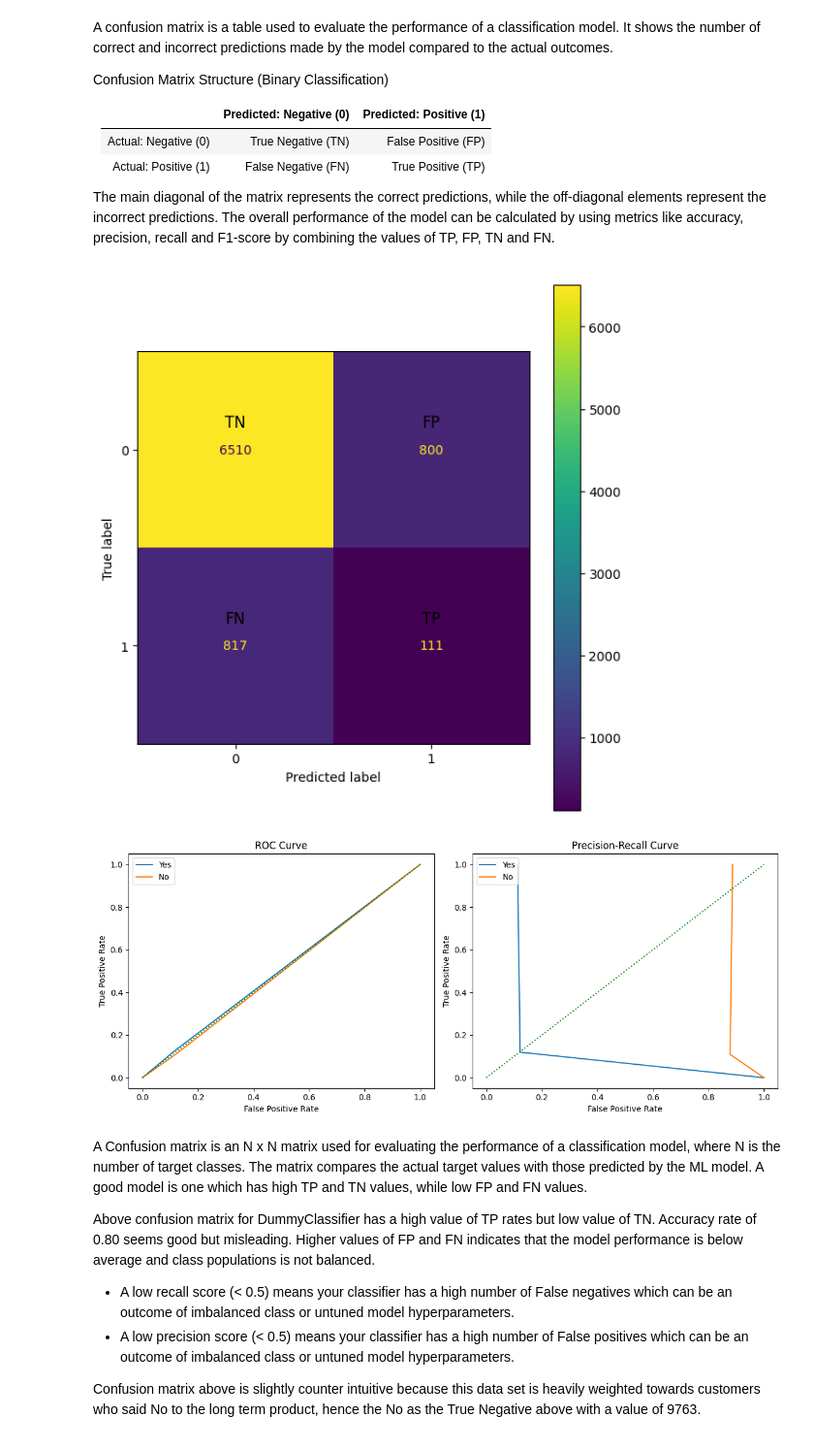
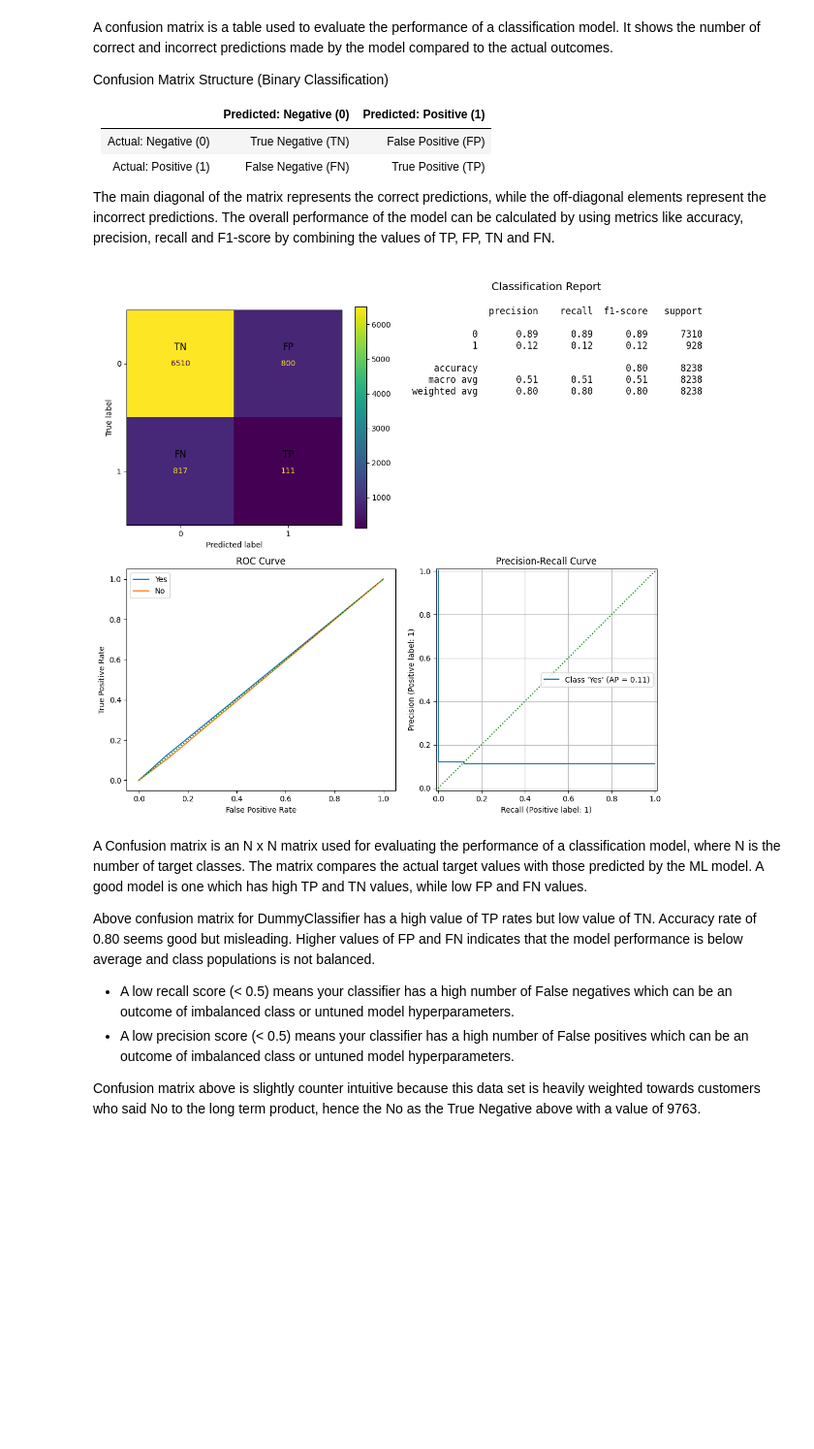
Before and after one commit to atewari-bot/bank-marketing-campaign, a Jupyter notebook: bank_marketing_campaign.ipynb, the cells around one changed output. Shown at 97% size. Saved outputs shown, nothing was run; the diff lists cells and outputs as text; code cells hidden in the pictures; blank space fills up the shorter version.

```diff
--- a/bank_marketing_campaign.ipynb
+++ b/bank_marketing_campaign.ipynb
@@ -621,14 +663,10 @@ Confusion Matrix Structure (Binary Classification)</b>
 
 The main diagonal of the matrix represents the correct predictions, while the off-diagonal elements represent the incorrect predictions. The overall performance of the model can be calculated by using metrics like accuracy, precision, recall and F1-score by combining the values of TP, FP, TN and FN.
 </p>
-# %%
-show_confusion_matrix(y_test, baseline_preds)
-# %% [output]
-[figure, removed]
-# %%
-show_metrics_curve(dummy_pipe)
-# %% [output]
-[figure, removed]
+# %%
+show_metrics_curve(dummy_pipe, X_test, y_test, 'dummy', legend_pos='center right')
+# %% [output]
+[figure, added]
 # %% [markdown]
 <p>
 A Confusion matrix is an N x N matrix used for evaluating the performance of a classification model, where N is the number of target classes. The matrix compares the actual target values with those predicted by the ML model. A good model is one which has high TP and TN values, while low FP and FN values.
```
Also changed, not shown: parts of 37 cells of this notebook, 9 other files.
